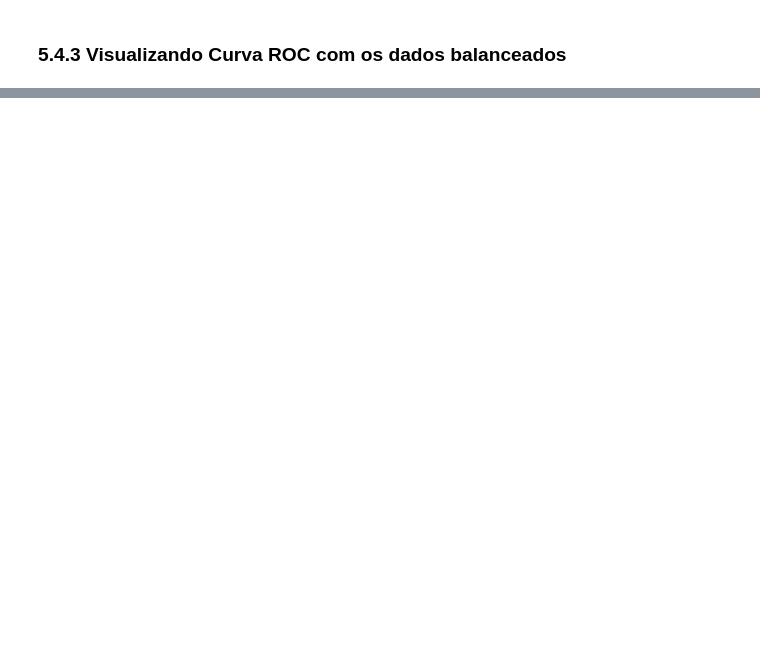
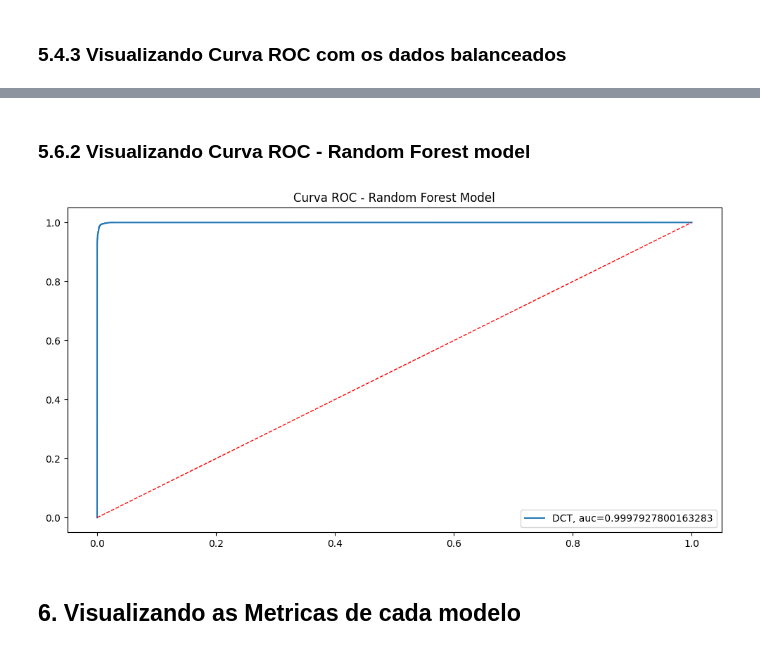
Before and after one commit to luizmoraess/Modelo-de-Deteccao-de-Fraude, a Jupyter notebook: Notebook/fraud_detection.ipynb, the cells around one changed output, grey strips where cells are left out. Saved outputs shown, nothing was run; the diff lists cells and outputs as text; code cells hidden in the pictures; blank space fills up the shorter version.

```diff
--- a/Notebook/fraud_detection.ipynb
+++ b/Notebook/fraud_detection.ipynb
@@ -265,0 +339,19 @@ plt.show()
+# %% [markdown]
+### 5.6.2 Visualizando Curva ROC - Random Forest model
+# %%
+y_pred_proba = rf.predict_proba(x_test)[::, 1]
+fpr, tpr, _ = metrics.roc_curve(y_test, y_pred_proba)
+auc = metrics.roc_auc_score(y_test, y_pred_proba)
+
+plt.rcParams['figure.figsize'] =  (12,6)
+plt.plot(fpr, tpr, label='DCT, auc='+str(auc))
+plt.plot([0,1], [0,1], color='red', lw=1,linestyle='--')
+
+plt.legend(loc=4)
+plt.title("Curva ROC - Random Forest Model")
+
+plt.show()
+# %% [output]
+[figure, added]
+# %% [markdown]
+## 6. Visualizando as Metricas de cada modelo
```
Also changed, not shown: parts of 29 cells of this notebook, 1 other file.
